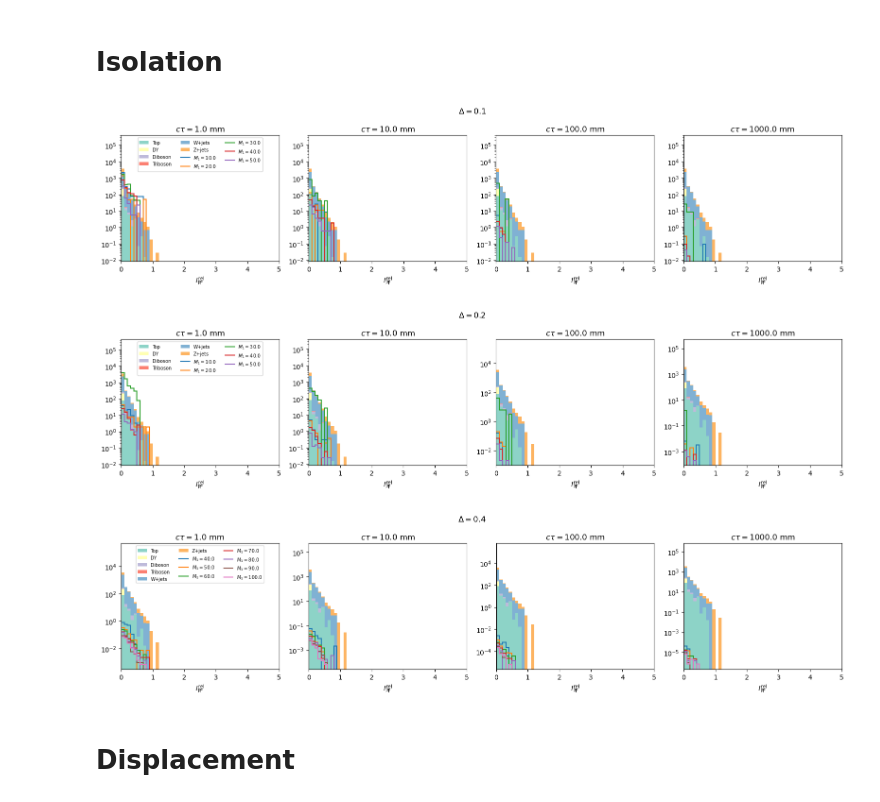
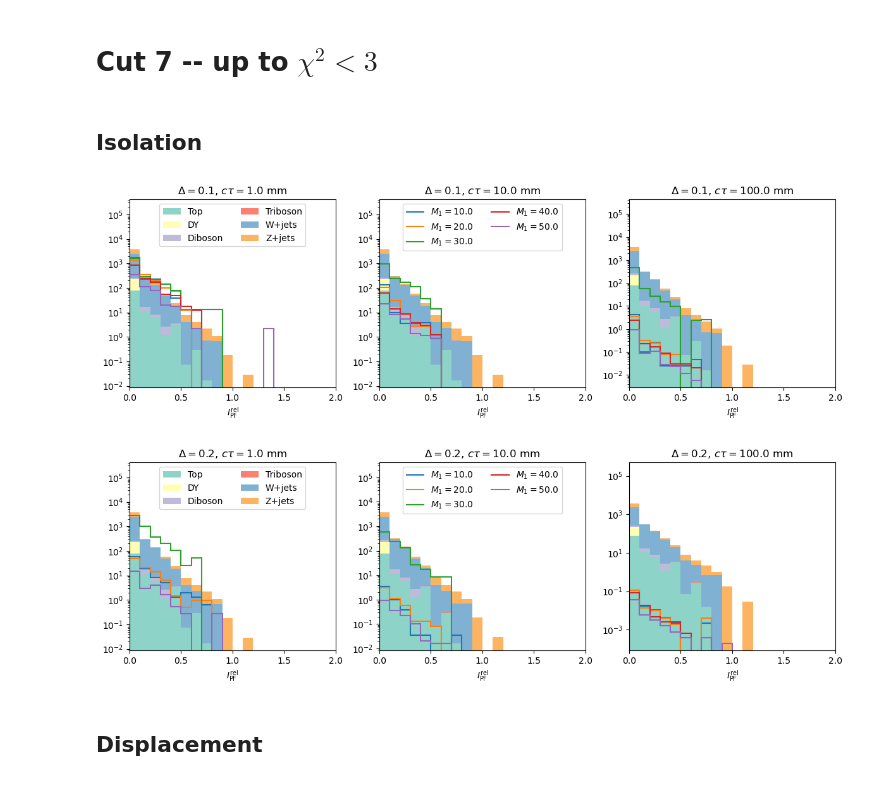
Before and after one commit to liviakong/iDMe, a Jupyter notebook: python_analysis/studies/SR_studies_v3/histograms_jetRej_looseEleID.ipynb, the cells around one changed output. Drawn from its saved outputs; the diff is of its cells as text; code cells hidden in the pictures.

```diff
--- a/python_analysis/studies/SR_studies_v3/histograms_jetRej_looseEleID.ipynb
+++ b/python_analysis/studies/SR_studies_v3/histograms_jetRej_looseEleID.ipynb
@@ -19,5 +16,5 @@ The autoreload extension is already loaded. To reload it, use:
 # %%
-f_sig = "signal_2018_aEM_ejdR_rejection_IDcut.coffea"
+f_sig = "signal_v2_2018_aEM_ejdR_rejection_IDcut.coffea"
 sig = util.load(f_sig)[0]
 
 bkg_files = {
@@ -46,5 +43,5 @@ si = pd.DataFrame.from_dict({s:ptools.signalPoint(s) for s in sig_samples},orien
 cuts = list(sig['cutflow'][sig_samples[0]].keys())
 cutNames = {cname:ptools.getCut(sig['cutDesc'][cname]) for cname in sig['cutDesc'].keys()}
 deltas = sorted(list(set(si.delta)))
-ctaus = sorted(list(set(si.ctau)))
+all_ctaus = sorted(list(set(si.ctau)))
 # %%
@@ -82,13 +124,14 @@ def plot(hname,xlim,rebin=1j,logy=False,scaley=5,xlabel=None,cut="cut7"):
+# %% [markdown]
+# Cut 7 -- up to $\chi^2 < 3$
 # %% [markdown]
-# Isolation
+## Isolation
 # %%
 # vertex max PF isolation, using official PFIso for the electrons
-plot("sel_vtx_maxPFIso",[0,5],logy=True,rebin=1j,xlabel="$I_\mathrm{PF}^\mathrm{rel}$",scaley=60)
+plot("sel_vtx_maxPFIso",[0,2],logy=True,rebin=1j,xlabel="$I_\mathrm{PF}^\mathrm{rel}$",scaley=60)
 # %% [output]
-[figure, old version]
+[figure, new version]
-[figure, old version]
+[figure, new version]
-[figure, removed]
 # %% [markdown]
-# Displacement
+## Displacement
 # %%
 # vertex min(dxy1,dxy2)
```
Also changed, not shown: parts of 35 cells of this notebook, 45 other files.
